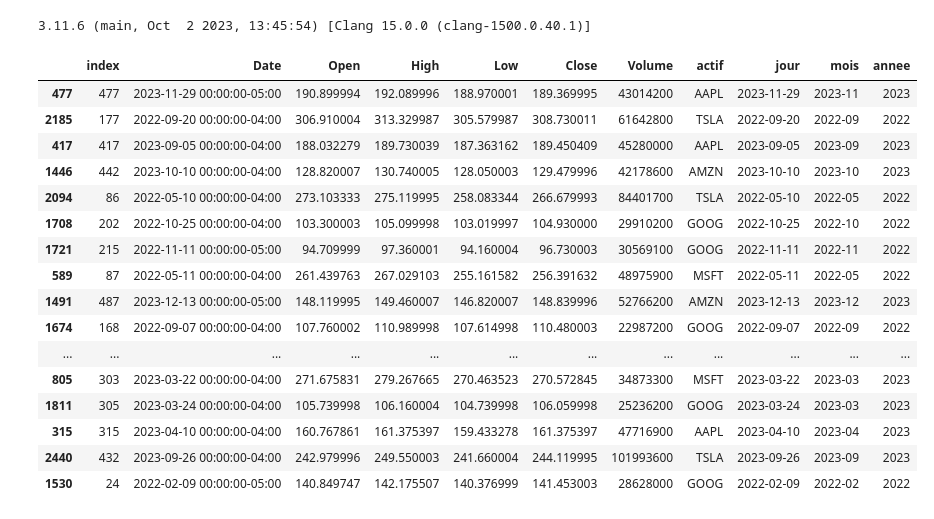
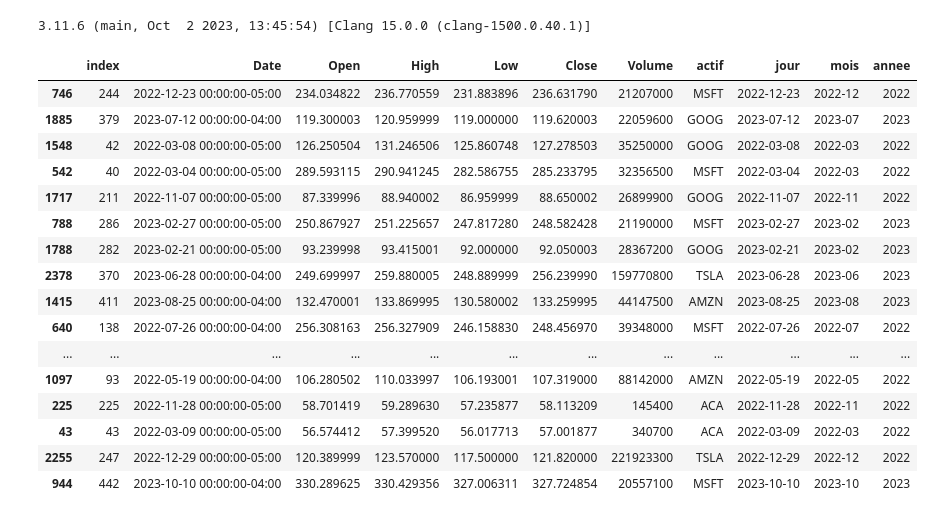
Before and after one commit to BaptPicxDev/exercice-finance-loulou, a Jupyter notebook: loulou.ipynb, the cells around one changed output. Cells and saved outputs as stored; diff of their text form; code cells hidden in the pictures.

```diff
--- a/loulou.ipynb
+++ b/loulou.ipynb
@@ -19,50 +19,50 @@ def retrieve_hist_assets(assets: list, window_range="2y") -> list:
 
     N.B.:
         - package link: https://pypi.org/project/yfinance/
     :param assets: list of assets (max 5)
     :return: asset historical list
     """
     if len(assets) > 5:
         raise ValueError("On ne peut pas avoir plus de 5 assets!")
     if not window_range in ["2y", "3y"]:
         raise ValueError("Tu peux seulement demander 2y -> historique 2 ans ou 3y -> ...")
     df = pd.DataFrame()
     for asset in assets:
         msft = yf.Ticker(asset)
         hist = msft.history(period=window_range)
         hist_df = pd.DataFrame(hist)
         hist_df["actif"] = asset
         hist_df = hist_df.reset_index()
         if df.empty:
             df = hist_df.copy()
         else:
             df = pd.concat([df, hist_df])
     df["jour"] = df.Date.dt.strftime('%Y-%m-%d')
     df["mois"] = df.Date.dt.strftime('%Y-%m')
     df["annee"] = df.Date.dt.strftime('%Y')
     df = df.drop(columns=["Dividends", "Stock Splits"])
     return df.reset_index()
 
-df = retrieve_hist_assets(assets=["AAPL", "MSFT", "AMZN", "GOOG", "TSLA"], window_range="2y")
+df = retrieve_hist_assets(assets=["ACA", "MSFT", "AMZN", "GOOG", "TSLA"], window_range="2y")
 df.sample(30)
 # %% [output]
 |  | index | Date | Open | High | Low | Close | Volume | actif | jour | mois | annee |
-| 477 | 477 | 2023-11-29 00:00:00-05:00 | 190.899994 | 192.089996 | 188.970001 | 189.369995 | 43014200 | AAPL | 2023-11-29 | 2023-11 | 2023 |
-| 2185 | 177 | 2022-09-20 00:00:00-04:00 | 306.910004 | 313.329987 | 305.579987 | 308.730011 | 61642800 | TSLA | 2022-09-20 | 2022-09 | 2022 |
-| 417 | 417 | 2023-09-05 00:00:00-04:00 | 188.032279 | 189.730039 | 187.363162 | 189.450409 | 45280000 | AAPL | 2023-09-05 | 2023-09 | 2023 |
-| 1446 | 442 | 2023-10-10 00:00:00-04:00 | 128.820007 | 130.740005 | 128.050003 | 129.479996 | 42178600 | AMZN | 2023-10-10 | 2023-10 | 2023 |
-| 2094 | 86 | 2022-05-10 00:00:00-04:00 | 273.103333 | 275.119995 | 258.083344 | 266.679993 | 84401700 | TSLA | 2022-05-10 | 2022-05 | 2022 |
-| 1708 | 202 | 2022-10-25 00:00:00-04:00 | 103.300003 | 105.099998 | 103.019997 | 104.930000 | 29910200 | GOOG | 2022-10-25 | 2022-10 | 2022 |
-| 1721 | 215 | 2022-11-11 00:00:00-05:00 | 94.709999 | 97.360001 | 94.160004 | 96.730003 | 30569100 | GOOG | 2022-11-11 | 2022-11 | 2022 |
-| 589 | 87 | 2022-05-11 00:00:00-04:00 | 261.439763 | 267.029103 | 255.161582 | 256.391632 | 48975900 | MSFT | 2022-05-11 | 2022-05 | 2022 |
-| 1491 | 487 | 2023-12-13 00:00:00-05:00 | 148.119995 | 149.460007 | 146.820007 | 148.839996 | 52766200 | AMZN | 2023-12-13 | 2023-12 | 2023 |
-| 1674 | 168 | 2022-09-07 00:00:00-04:00 | 107.760002 | 110.989998 | 107.614998 | 110.480003 | 22987200 | GOOG | 2022-09-07 | 2022-09 | 2022 |
+| 746 | 244 | 2022-12-23 00:00:00-05:00 | 234.034822 | 236.770559 | 231.883896 | 236.631790 | 21207000 | MSFT | 2022-12-23 | 2022-12 | 2022 |
+| 1885 | 379 | 2023-07-12 00:00:00-04:00 | 119.300003 | 120.959999 | 119.000000 | 119.620003 | 22059600 | GOOG | 2023-07-12 | 2023-07 | 2023 |
+| 1548 | 42 | 2022-03-08 00:00:00-05:00 | 126.250504 | 131.246506 | 125.860748 | 127.278503 | 35250000 | GOOG | 2022-03-08 | 2022-03 | 2022 |
+| 542 | 40 | 2022-03-04 00:00:00-05:00 | 289.593115 | 290.941245 | 282.586755 | 285.233795 | 32356500 | MSFT | 2022-03-04 | 2022-03 | 2022 |
+| 1717 | 211 | 2022-11-07 00:00:00-05:00 | 87.339996 | 88.940002 | 86.959999 | 88.650002 | 26899900 | GOOG | 2022-11-07 | 2022-11 | 2022 |
+| 788 | 286 | 2023-02-27 00:00:00-05:00 | 250.867927 | 251.225657 | 247.817280 | 248.582428 | 21190000 | MSFT | 2023-02-27 | 2023-02 | 2023 |
+| 1788 | 282 | 2023-02-21 00:00:00-05:00 | 93.239998 | 93.415001 | 92.000000 | 92.050003 | 28367200 | GOOG | 2023-02-21 | 2023-02 | 2023 |
+| 2378 | 370 | 2023-06-28 00:00:00-04:00 | 249.699997 | 259.880005 | 248.889999 | 256.239990 | 159770800 | TSLA | 2023-06-28 | 2023-06 | 2023 |
+| 1415 | 411 | 2023-08-25 00:00:00-04:00 | 132.470001 | 133.869995 | 130.580002 | 133.259995 | 44147500 | AMZN | 2023-08-25 | 2023-08 | 2023 |
+| 640 | 138 | 2022-07-26 00:00:00-04:00 | 256.308163 | 256.327909 | 246.158830 | 248.456970 | 39348000 | MSFT | 2022-07-26 | 2022-07 | 2022 |
 | ... | ... | ... | ... | ... | ... | ... | ... | ... | ... | ... | ... |
-| 805 | 303 | 2023-03-22 00:00:00-04:00 | 271.675831 | 279.267665 | 270.463523 | 270.572845 | 34873300 | MSFT | 2023-03-22 | 2023-03 | 2023 |
-| 1811 | 305 | 2023-03-24 00:00:00-04:00 | 105.739998 | 106.160004 | 104.739998 | 106.059998 | 25236200 | GOOG | 2023-03-24 | 2023-03 | 2023 |
-| 315 | 315 | 2023-04-10 00:00:00-04:00 | 160.767861 | 161.375397 | 159.433278 | 161.375397 | 47716900 | AAPL | 2023-04-10 | 2023-04 | 2023 |
-| 2440 | 432 | 2023-09-26 00:00:00-04:00 | 242.979996 | 249.550003 | 241.660004 | 244.119995 | 101993600 | TSLA | 2023-09-26 | 2023-09 | 2023 |
-| 1530 | 24 | 2022-02-09 00:00:00-05:00 | 140.849747 | 142.175507 | 140.376999 | 141.453003 | 28628000 | GOOG | 2022-02-09 | 2022-02 | 2022 |
+| 1097 | 93 | 2022-05-19 00:00:00-04:00 | 106.280502 | 110.033997 | 106.193001 | 107.319000 | 88142000 | AMZN | 2022-05-19 | 2022-05 | 2022 |
+| 225 | 225 | 2022-11-28 00:00:00-05:00 | 58.701419 | 59.289630 | 57.235877 | 58.113209 | 145400 | ACA | 2022-11-28 | 2022-11 | 2022 |
+| 43 | 43 | 2022-03-09 00:00:00-05:00 | 56.574412 | 57.399520 | 56.017713 | 57.001877 | 340700 | ACA | 2022-03-09 | 2022-03 | 2022 |
+| 2255 | 247 | 2022-12-29 00:00:00-05:00 | 120.389999 | 123.570000 | 117.500000 | 121.820000 | 221923300 | TSLA | 2022-12-29 | 2022-12 | 2022 |
+| 944 | 442 | 2023-10-10 00:00:00-04:00 | 330.289625 | 330.429356 | 327.006311 | 327.724854 | 20557100 | MSFT | 2023-10-10 | 2023-10 | 2023 |
 # %%
 def get_rendement(df: pd.DataFrame, nb_open=252) -> pd.DataFrame:
     """
```
Also changed, not shown: parts of 2 cells of this notebook.
